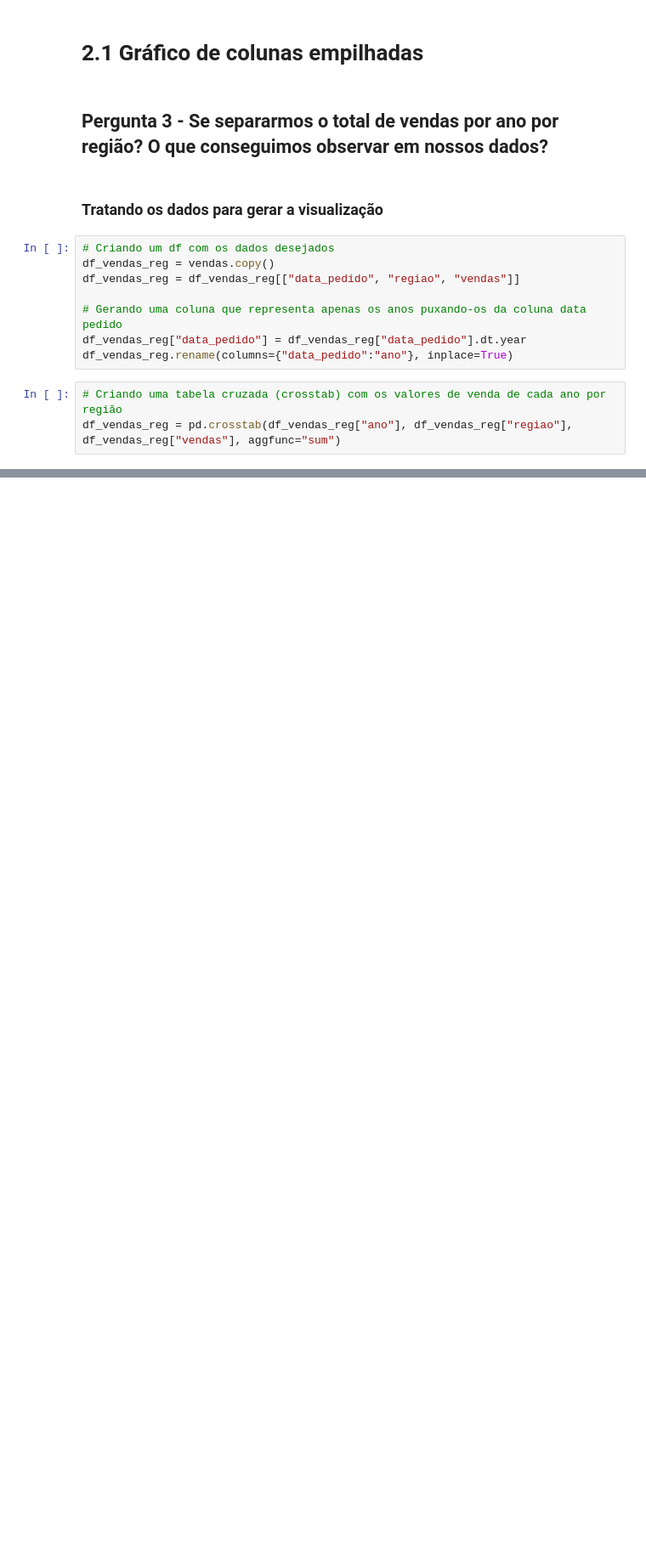
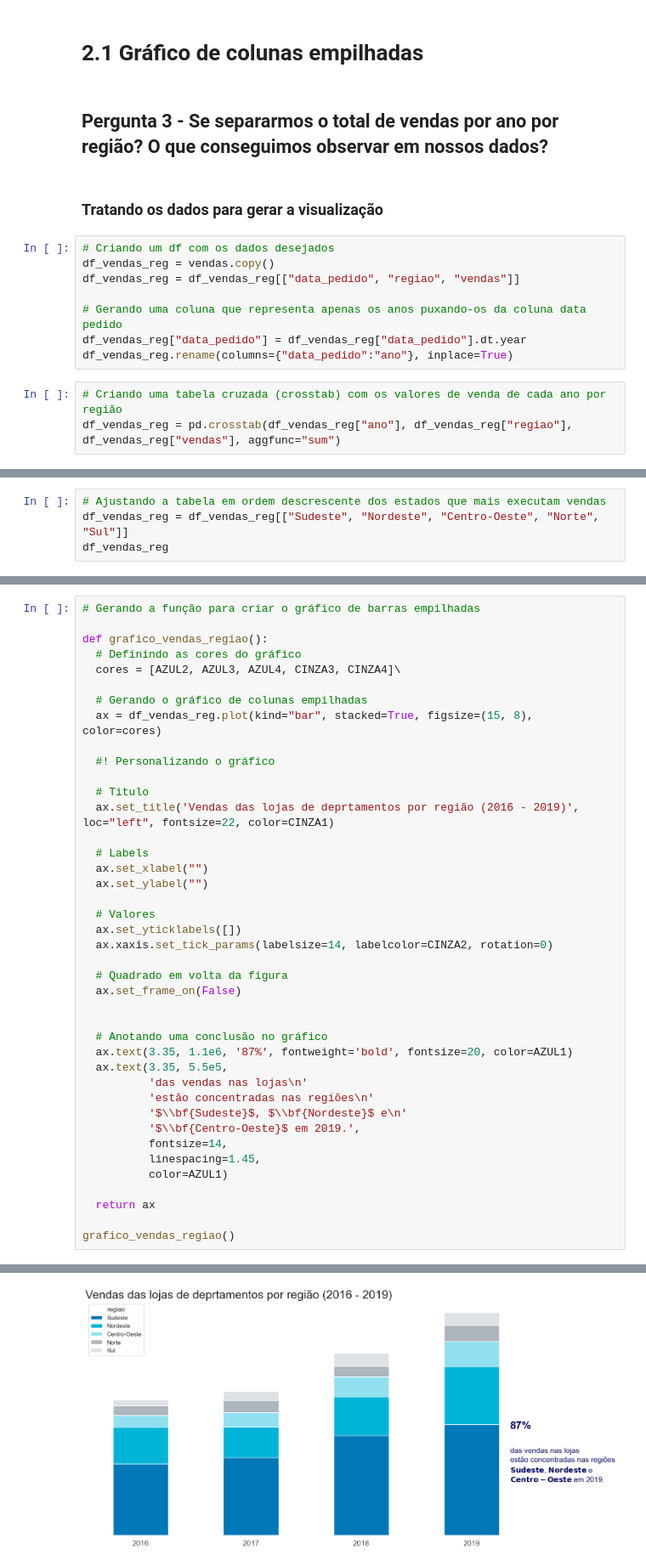
Before and after one commit to RogerCabralSilva/Data-Visualization-gr-ficos-de-compara--o-e-distribui--o, a Jupyter notebook: notebook.ipynb, the cells around one changed output, grey strips where cells are left out. Shown at 85% size. Saved outputs shown, nothing was run; the diff lists cells and outputs as text; blank space fills up the shorter version.

Commit message:
Geração do gráfico

```diff
--- a/notebook.ipynb
+++ b/notebook.ipynb
@@ -239,0 +231,4 @@ df_vendas_reg
+# %%
+# Ajustando a tabela em ordem descrescente dos estados que mais executam vendas
+df_vendas_reg = df_vendas_reg[["Sudeste", "Nordeste", "Centro-Oeste", "Norte", "Sul"]]
+df_vendas_reg
@@ -239,0 +244,42 @@ df_vendas_reg
+# %%
+# Gerando a função para criar o gráfico de barras empilhadas
+
+def grafico_vendas_regiao():
+  # Definindo as cores do gráfico
+  cores = [AZUL2, AZUL3, AZUL4, CINZA3, CINZA4]\
+
+  # Gerando o gráfico de colunas empilhadas
+  ax = df_vendas_reg.plot(kind="bar", stacked=True, figsize=(15, 8), color=cores)
+
+  #! Personalizando o gráfico
+
+  # Titulo
+  ax.set_title('Vendas das lojas de deprtamentos por região (2016 - 2019)', loc="left", fontsize=22, color=CINZA1)
+
+  # Labels
+  ax.set_xlabel("")
+  ax.set_ylabel("")
+
+  # Valores
+  ax.set_yticklabels([])
+  ax.xaxis.set_tick_params(labelsize=14, labelcolor=CINZA2, rotation=0)
+
+  # Quadrado em volta da figura
+  ax.set_frame_on(False)
+
+
+  # Anotando uma conclusão no gráfico
+  ax.text(3.35, 1.1e6, '87%', fontweight='bold', fontsize=20, color=AZUL1)
+  ax.text(3.35, 5.5e5,
+          'das vendas nas lojas\n'
+          'estão concentradas nas regiões\n'
+          '$\\bf{Sudeste}$, $\\bf{Nordeste}$ e\n'
+          '$\\bf{Centro-Oeste}$ em 2019.',
+          fontsize=14,
+          linespacing=1.45,
+          color=AZUL1)
+
+  return ax
+
+grafico_vendas_regiao()
+# %% [output]
@@ -239,0 +287 @@ df_vendas_reg
+[figure, added]
```
Also changed, not shown: parts of 6 cells of this notebook.
